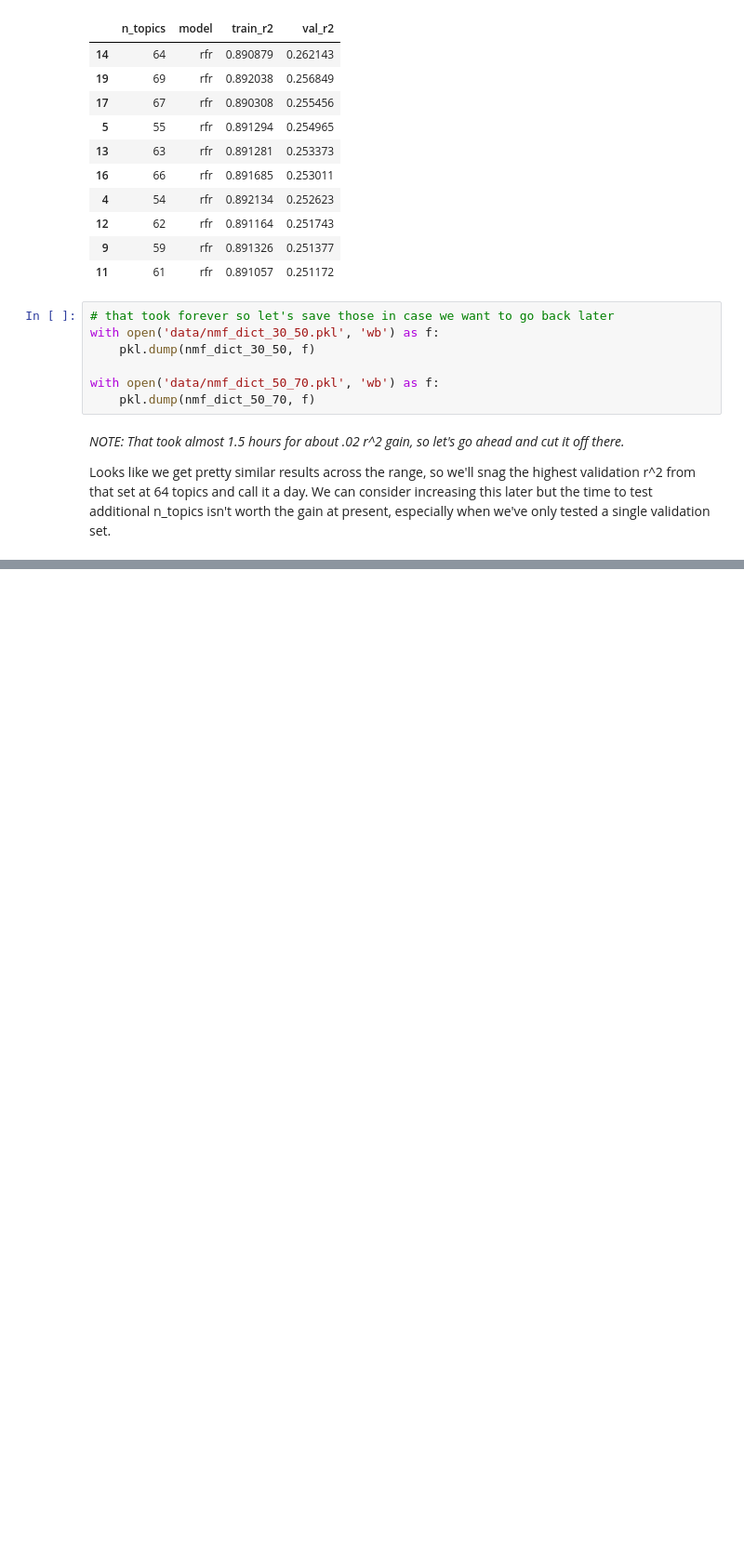
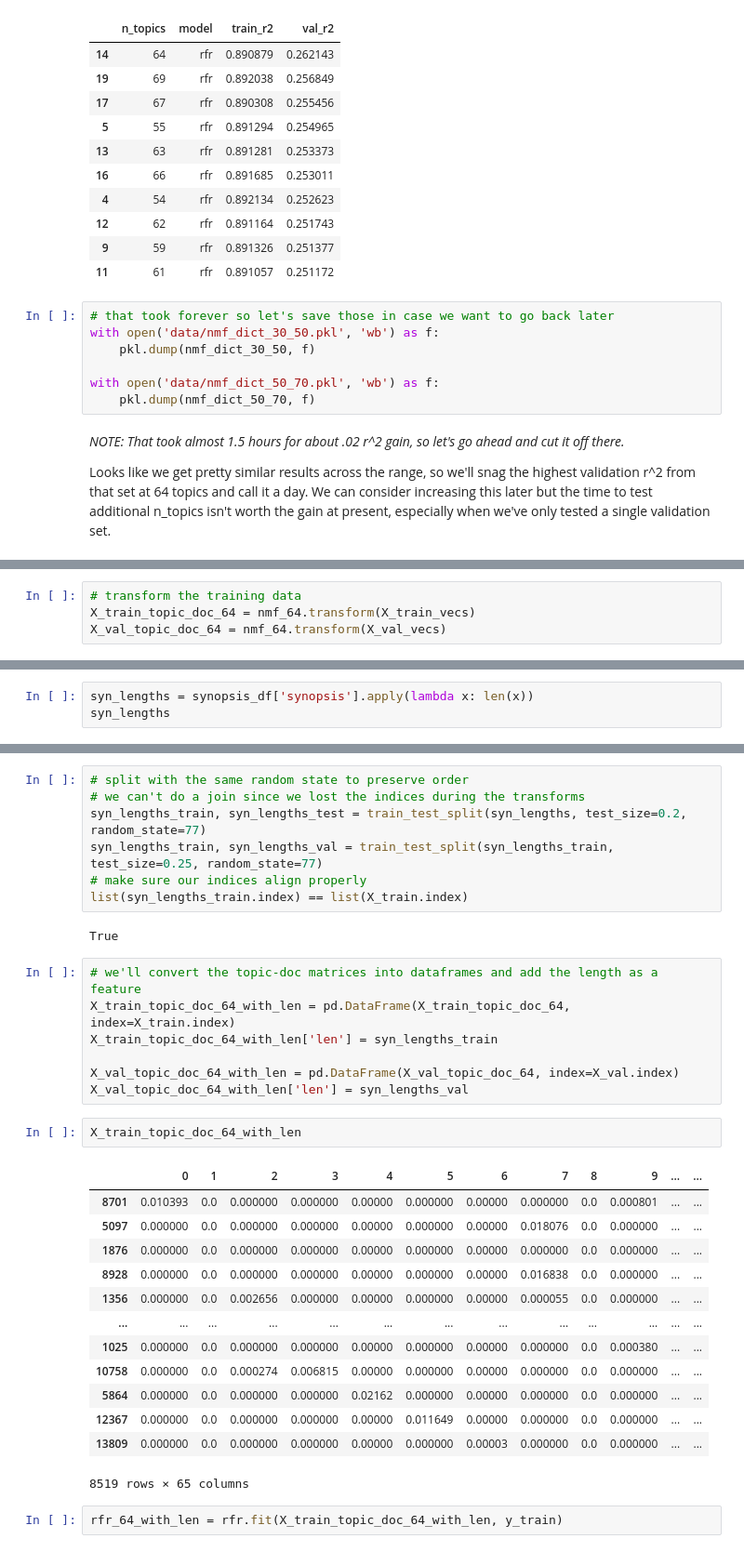
Before and after one commit to kelseyfglenn/synopses, a Jupyter notebook: score_prediction.ipynb, the cells around one changed output, grey strips where cells are left out. Shown at 93% size. Cells and saved outputs as stored; diff of their text form; blank space fills up the shorter version.

```diff
--- a/score_prediction.ipynb
+++ b/score_prediction.ipynb
@@ -648,0 +655,4 @@ Potential additional feature: synopsis length
+# %%
+# transform the training data
+X_train_topic_doc_64 = nmf_64.transform(X_train_vecs)
+X_val_topic_doc_64 = nmf_64.transform(X_val_vecs)
@@ -648,0 +683,3 @@ Potential additional feature: synopsis length
+# %%
+syn_lengths = synopsis_df['synopsis'].apply(lambda x: len(x))
+syn_lengths
@@ -648,0 +699,34 @@ Potential additional feature: synopsis length
+# %%
+# split with the same random state to preserve order
+# we can't do a join since we lost the indices during the transforms
+syn_lengths_train, syn_lengths_test = train_test_split(syn_lengths, test_size=0.2, random_state=77)
+syn_lengths_train, syn_lengths_val = train_test_split(syn_lengths_train, test_size=0.25, random_state=77)
+# make sure our indices align properly
+list(syn_lengths_train.index) == list(X_train.index)
+# %% [output]
+True
+# %%
+# we'll convert the topic-doc matrices into dataframes and add the length as a feature
+X_train_topic_doc_64_with_len = pd.DataFrame(X_train_topic_doc_64, index=X_train.index)
+X_train_topic_doc_64_with_len['len'] = syn_lengths_train
+
+X_val_topic_doc_64_with_len = pd.DataFrame(X_val_topic_doc_64, index=X_val.index)
+X_val_topic_doc_64_with_len['len'] = syn_lengths_val
+# %%
+X_train_topic_doc_64_with_len
+# %% [output]
+|  | 0 | 1 | 2 | 3 | 4 | 5 | 6 | 7 | 8 | 9 | ... | ... |
+| 8701 | 0.010393 | 0.0 | 0.000000 | 0.000000 | 0.00000 | 0.000000 | 0.00000 | 0.000000 | 0.0 | 0.000801 | ... | ... |
+| 5097 | 0.000000 | 0.0 | 0.000000 | 0.000000 | 0.00000 | 0.000000 | 0.00000 | 0.018076 | 0.0 | 0.000000 | ... | ... |
+| 1876 | 0.000000 | 0.0 | 0.000000 | 0.000000 | 0.00000 | 0.000000 | 0.00000 | 0.000000 | 0.0 | 0.000000 | ... | ... |
+| 8928 | 0.000000 | 0.0 | 0.000000 | 0.000000 | 0.00000 | 0.000000 | 0.00000 | 0.016838 | 0.0 | 0.000000 | ... | ... |
+| 1356 | 0.000000 | 0.0 | 0.002656 | 0.000000 | 0.00000 | 0.000000 | 0.00000 | 0.000055 | 0.0 | 0.000000 | ... | ... |
+| ... | ... | ... | ... | ... | ... | ... | ... | ... | ... | ... | ... | ... |
+| 1025 | 0.000000 | 0.0 | 0.000000 | 0.000000 | 0.00000 | 0.000000 | 0.00000 | 0.000000 | 0.0 | 0.000380 | ... | ... |
+| 10758 | 0.000000 | 0.0 | 0.000274 | 0.006815 | 0.00000 | 0.000000 | 0.00000 | 0.000000 | 0.0 | 0.000000 | ... | ... |
+| 5864 | 0.000000 | 0.0 | 0.000000 | 0.000000 | 0.02162 | 0.000000 | 0.00000 | 0.000000 | 0.0 | 0.000000 | ... | ... |
+| 12367 | 0.000000 | 0.0 | 0.000000 | 0.000000 | 0.00000 | 0.011649 | 0.00000 | 0.000000 | 0.0 | 0.000000 | ... | ... |
+| 13809 | 0.000000 | 0.0 | 0.000000 | 0.000000 | 0.00000 | 0.000000 | 0.00003 | 0.000000 | 0.0 | 0.000000 | ... | ... |
+8519 rows × 65 columns
+# %%
+rfr_64_with_len = rfr.fit(X_train_topic_doc_64_with_len, y_train)
```
Also changed, not shown: parts of 23 cells of this notebook, 2 other files.
